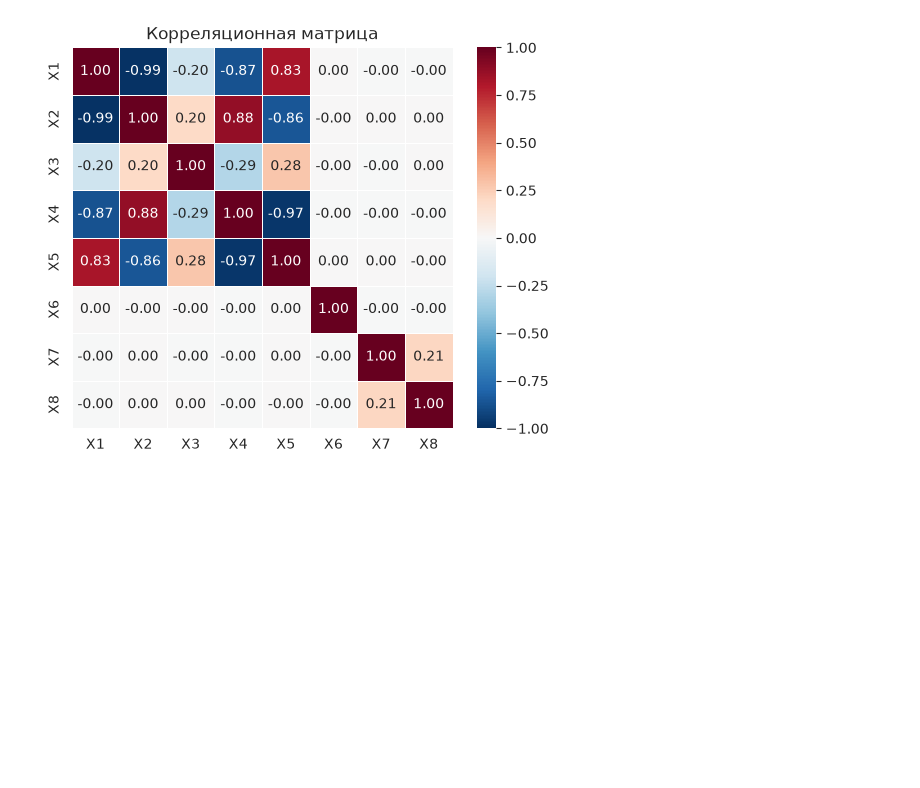
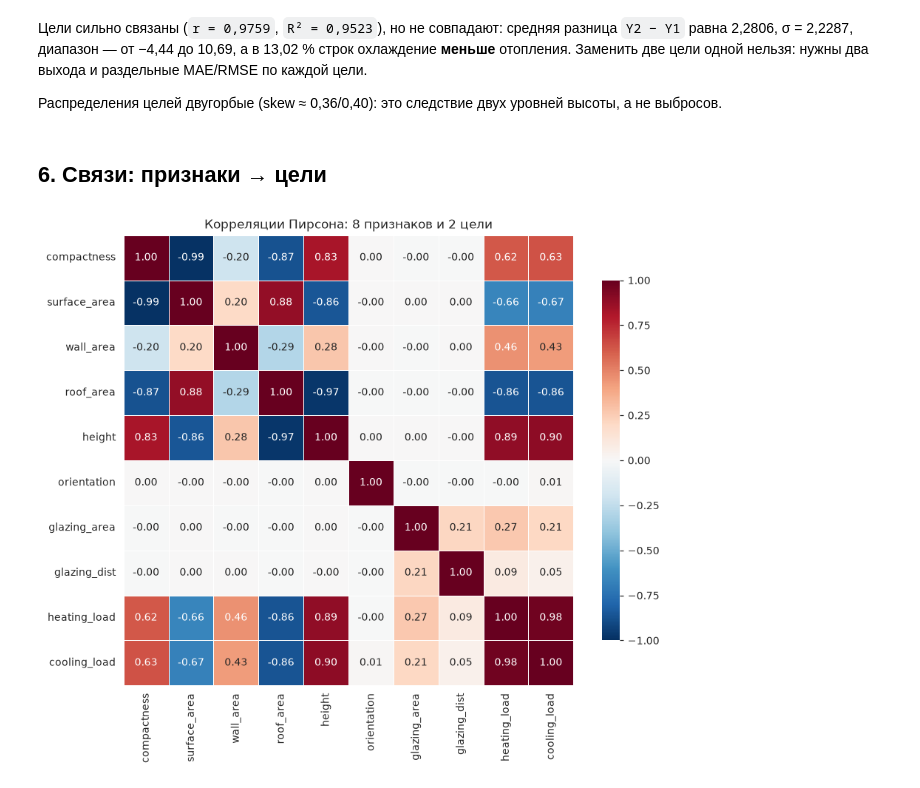
Before and after one commit to Ufguff/energy-intellectiual_systems, a Jupyter notebook: eda.ipynb, the cells around one changed output. Saved outputs shown, nothing was run; the diff lists cells and outputs as text; code cells hidden in the pictures; blank space fills up the shorter version.

```diff
--- a/eda.ipynb
+++ b/eda.ipynb
@@ -7,7 +115,0 @@
-# %%
-import pandas as pd
-import matplotlib.pyplot as plt
-import seaborn as sns
-
-sns.set_style("whitegrid")
-plt.rcParams["figure.dpi"] = 100
@@ -14,5 +148,5 @@ plt.rcParams["figure.dpi"] = 100
 # %%
-df = pd.read_excel("info/ENB2012_data.xlsx")
-print(df.shape)
+df = pd.read_excel("data/ENB2012_data.xlsx").rename(columns=RENAME)
+print(f"строк: {len(df)}, столбцов: {df.shape[1]}")
 df.head()
 # %% [output]
@@ -44,17 +178,2 @@ Data columns (total 10 columns):
 dtypes: float64(8), int64(2)
 memory usage: 60.1 KB
-# %%
-df.attrs["descriptions"] = {
-    "X1": "Relative Compactness",
-    "X2": "Surface Area",
-    "X3": "Wall Area",
-    "X4": "Roof Area",
-    "X5": "Overall Height",
-    "X6": "Orientation",
-    "X7": "Glazing Area",
-    "X8": "Glazing Area Distribution",
-    "Y1": "Heating Load",
-    "Y2": "Cooling Load",
-}
-
-df.attrs["descriptions"]["Y1"]
@@ -113,20 +459,32 @@ plt.show()
+# %% [markdown]
+Цели сильно связаны (`r = 0,9759`, `R² = 0,9523`), но не совпадают: средняя
+разница `Y2 − Y1` равна 2,2806, σ = 2,2287, диапазон — от −4,44 до 10,69, а в
+13,02 % строк охлаждение **меньше** отопления. Заменить две цели одной нельзя:
+нужны два выхода и раздельные MAE/RMSE по каждой цели.
+
+Распределения целей двугорбые (skew ≈ 0,36/0,40):
+это следствие двух уровней высоты, а не выбросов.
+# %% [markdown]
+## 6. Связи: признаки → цели
 # %%
-corr = df[num_cols].corr()
+corr = df[FEATURES + TARGETS].corr()
 
-plt.figure(figsize=(5.5, 4.5))
+fig, ax = plt.subplots(figsize=(8.2, 6.8))
 sns.heatmap(
     corr,
     annot=True,
     fmt=".2f",
     cmap="RdBu_r",
     center=0,
     vmin=-1,
     vmax=1,
     square=True,
     linewidths=0.5,
+    cbar_kws={"shrink": 0.8},
+    ax=ax,
 )
-plt.title("Корреляционная матрица")
-plt.tight_layout()
+ax.set_title("Корреляции Пирсона: 8 признаков и 2 цели")
+fig.tight_layout()
 plt.show()
 # %% [output]
-[figure, old version]
+[figure, new version]
```
Also changed, not shown: parts of 34 cells of this notebook, 2 other files.
